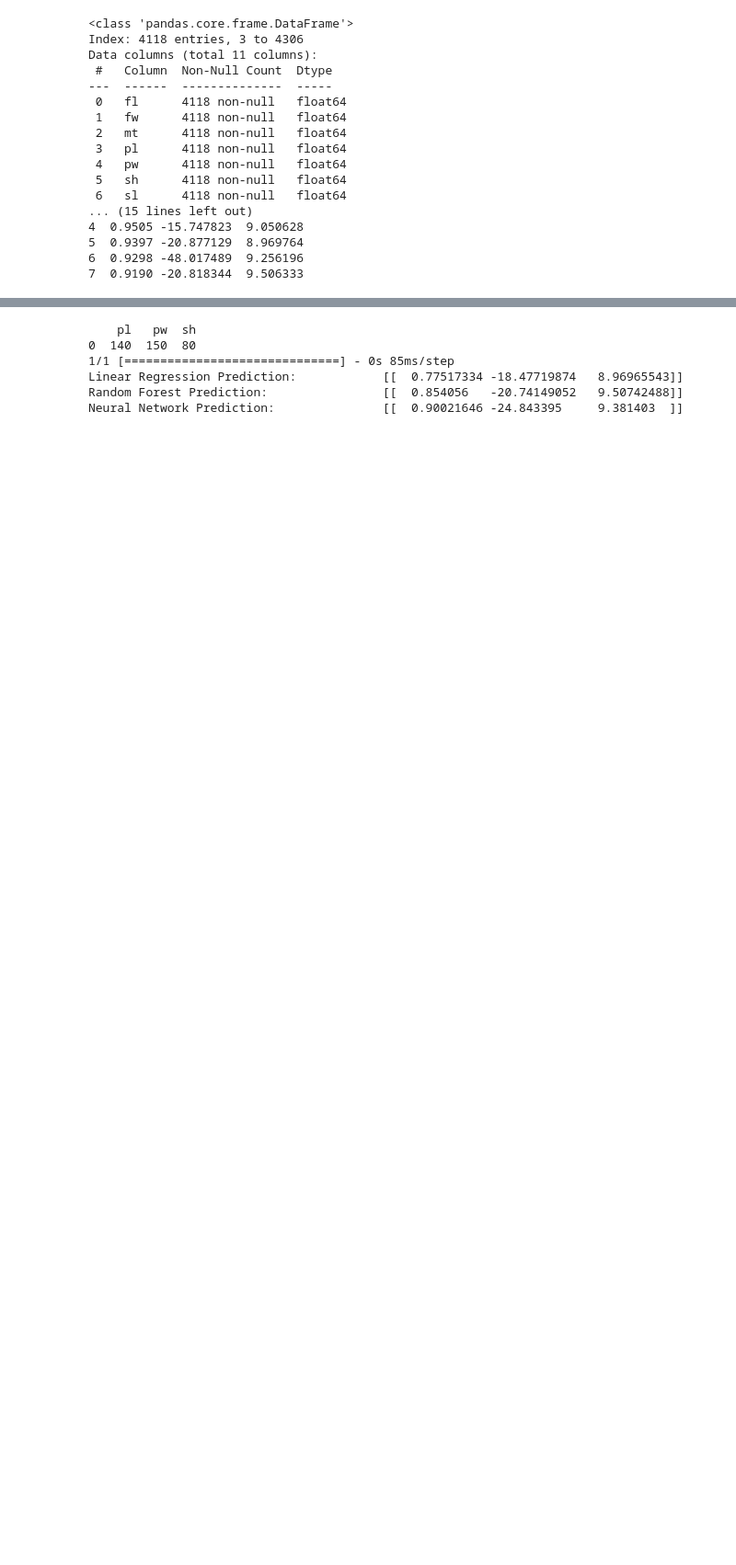
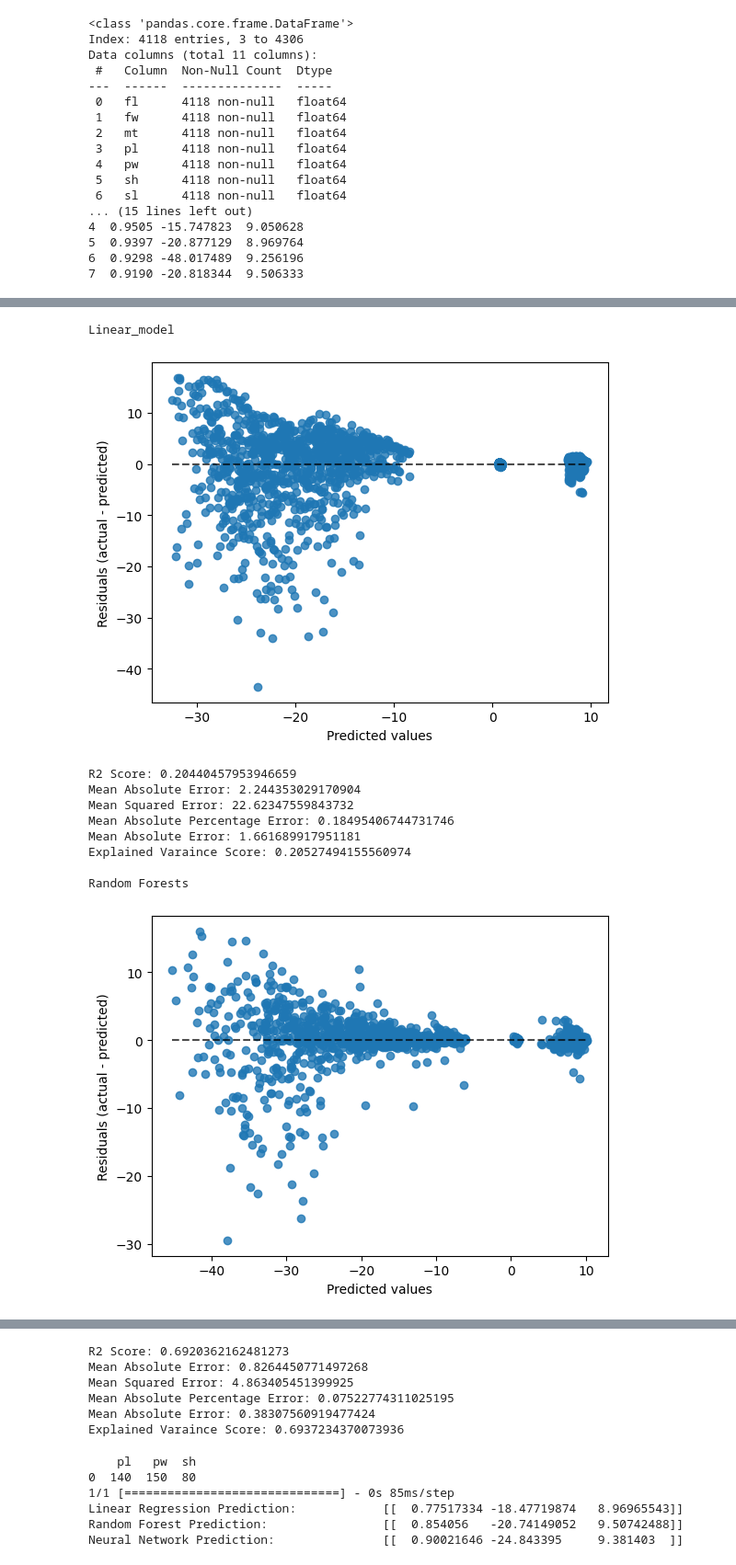
Before and after one commit to brushwayne/ml-nanosensor-lab, a Jupyter notebook: models.ipynb, the cells around one changed output, grey strips where cells are left out. Shown: that part at 92% size. Saved outputs shown, nothing was run; the diff lists cells and outputs as text; code cells hidden in the pictures; blank space fills up the shorter version.

```diff
--- a/models.ipynb
+++ b/models.ipynb
@@ -157,0 +158,28 @@ MAE-NN:  0.7560498118400574
+# %%
+from sklearn.metrics import r2_score
+from sklearn.metrics import mean_absolute_error
+from sklearn.metrics import mean_squared_error
+from sklearn.metrics import mean_absolute_percentage_error
+from sklearn.metrics import median_absolute_error
+from sklearn.metrics import explained_variance_score
+
+import matplotlib.pyplot as plt
+from sklearn.metrics import PredictionErrorDisplay
+
+
+def print_metrics(bar, model, x_test, y_test):
+    predicted = model.predict(x_test)
+    print(bar)
+
+    display = PredictionErrorDisplay(y_true=y_test, y_pred=predicted)
+    display.plot(kind="actual_vs_predicted")
+    plt.show()
+
+    print(f"R2 Score: {r2_score(y_test, predicted)}")
+    print(f"Mean Absolute Error: {mean_absolute_error(y_test, predicted)}")
+    print(f"Mean Squared Error: {mean_squared_error(y_test, predicted)}")
+    print(f"Mean Absolute Percentage Error: {mean_absolute_percentage_error(y_test, predicted)}")
+    print(f"Mean Absolute Error: {median_absolute_error(y_test, predicted)}")
+    print(f"Explained Varaince Score: {explained_variance_score(y_test, predicted)}")
+
+    print()
@@ -157,0 +193,16 @@ MAE-NN:  0.7560498118400574
+# %%
+print_metrics("Linear_model", lr_model, X_test_scaled, y_test)
+print_metrics("Random Forests", rf_model, X_test_scaled, y_test)
+print_metrics("Neural Network", model, X_test_scaled, y_test)
+# %% [output]
+Linear_model
+[figure, added]
+R2 Score: 0.20440457953946659
+Mean Absolute Error: 2.244353029170904
+Mean Squared Error: 22.62347559843732
+Mean Absolute Percentage Error: 0.18495406744731746
+Mean Absolute Error: 1.661689917951181
+Explained Varaince Score: 0.20527494155560974
+
+Random Forests
+[figure, added]
@@ -158,3 +219,9 @@ MAE-NN:  0.7560498118400574
+R2 Score: 0.6920362162481273
+Mean Absolute Error: 0.8264450771497268
+Mean Squared Error: 4.863405451399925
+Mean Absolute Percentage Error: 0.07522774311025195
+Mean Absolute Error: 0.38307560919477424
+Explained Varaince Score: 0.6937234370073936
 # %%
 def predict(pl, pw, sh):
 
```
Also changed, not shown: parts of 5 cells of this notebook, 3 other files.
